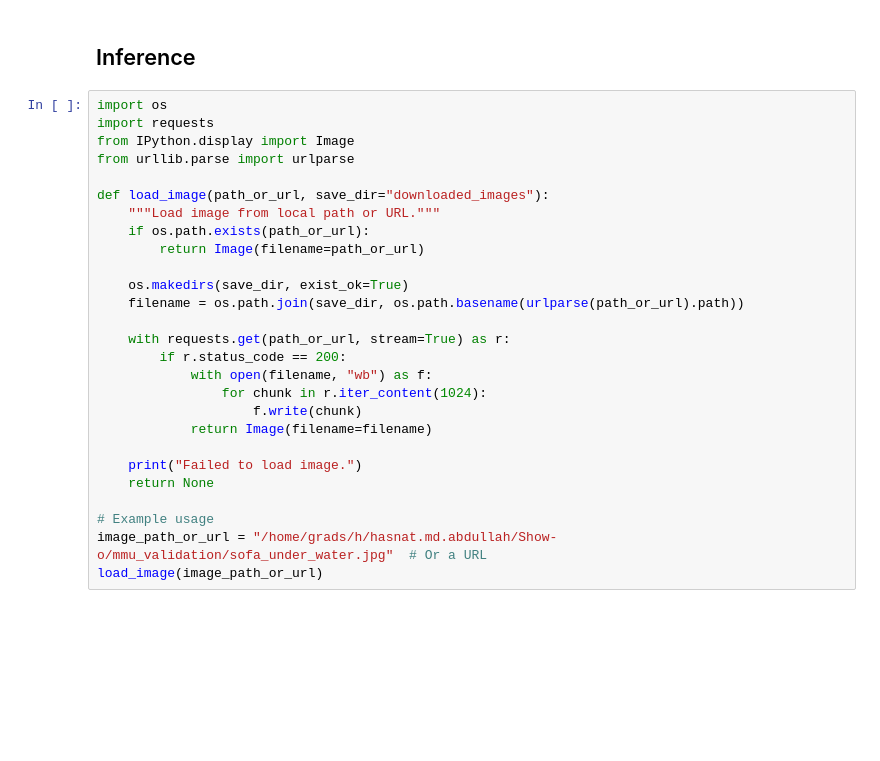
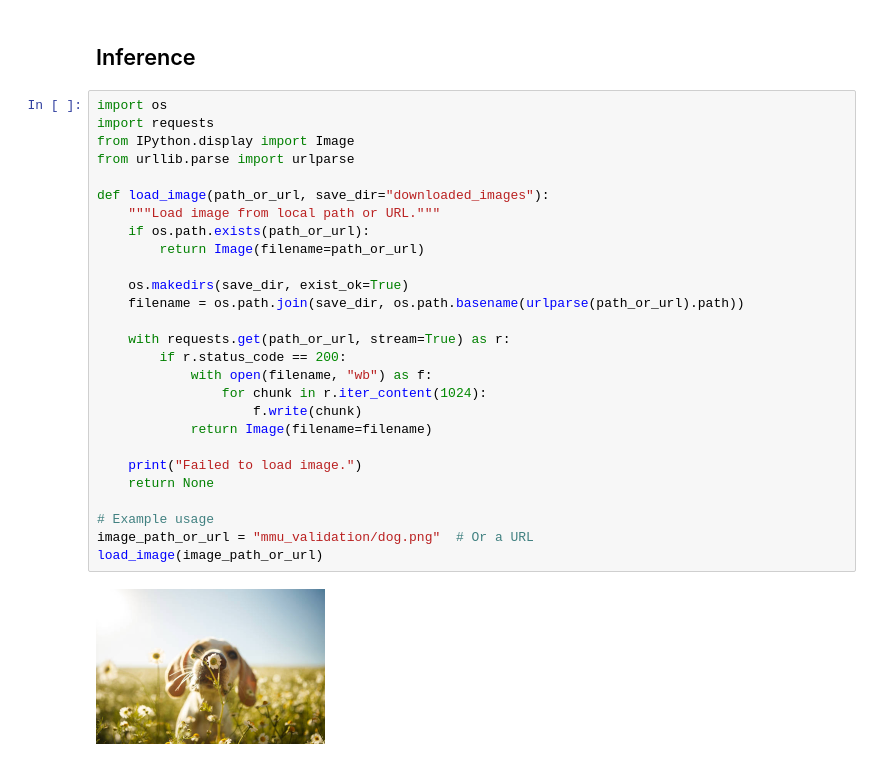
Before and after one commit to showlab/Show-o, a Jupyter notebook: inference_mmu.ipynb, the cells around one changed output. Drawn from its saved outputs; the diff is of its cells as text; blank space fills up the shorter version.

```diff
--- a/inference_mmu.ipynb
+++ b/inference_mmu.ipynb
@@ -52,30 +93,32 @@ SYSTEM_PROMPT_LEN = 28
 # %%
 import os
 import requests
 from IPython.display import Image
 from urllib.parse import urlparse
 
 def load_image(path_or_url, save_dir="downloaded_images"):
     """Load image from local path or URL."""
     if os.path.exists(path_or_url):
         return Image(filename=path_or_url)
 
     os.makedirs(save_dir, exist_ok=True)
     filename = os.path.join(save_dir, os.path.basename(urlparse(path_or_url).path))
 
     with requests.get(path_or_url, stream=True) as r:
         if r.status_code == 200:
             with open(filename, "wb") as f:
                 for chunk in r.iter_content(1024):
                     f.write(chunk)
             return Image(filename=filename)
 
     print("Failed to load image.")
     return None
 
 # Example usage
-image_path_or_url = "/home/grads/h/hasnat.md.abdullah/Show-o/mmu_validation/sofa_under_water.jpg"  # Or a URL
+image_path_or_url = "mmu_validation/dog.png"  # Or a URL
 load_image(image_path_or_url)
+# %% [output]
+[figure, added]
 # %%
 # inference
 from PIL import Image
```
Also changed, not shown: parts of 5 cells of this notebook, 4 other files.
